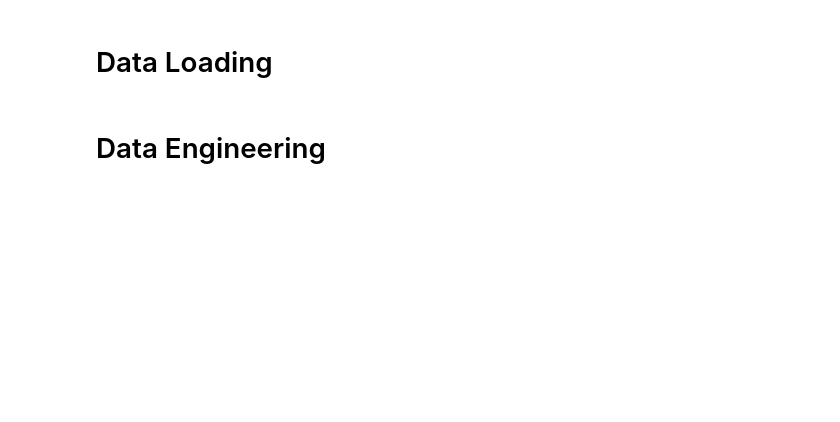
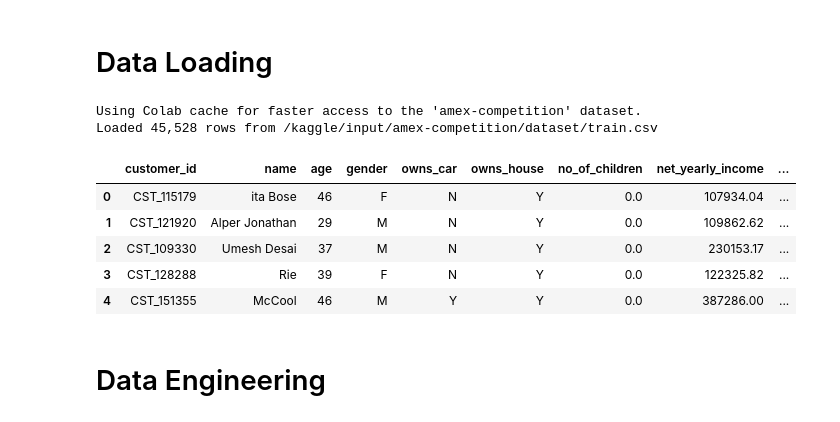
Before and after one commit to akashrane/Fraud-Detection-Project, a Jupyter notebook: Fraud Detection With Amex Data.ipynb, the cells around one changed output. Saved outputs shown, nothing was run; the diff lists cells and outputs as text; code cells hidden in the pictures; blank space fills up the shorter version.

```diff
--- a/Fraud Detection With Amex Data.ipynb
+++ b/Fraud Detection With Amex Data.ipynb
@@ -17,3 +26,31 @@ data
+# %%
+!pip -q install kagglehub imbalanced-learn xgboost
+
+import kagglehub
+import pandas as pd
+from pathlib import Path
+
+dataset_dir = Path(kagglehub.dataset_download("hotsonhonet/amex-competition"))
+
+# Find the labeled training file regardless of its downloaded folder structure.
+matches = list(dataset_dir.rglob("train.csv"))
+if not matches:
+    raise FileNotFoundError(f"train.csv was not found in {dataset_dir}")
+
+DATA_PATH = matches[0]
+data = pd.read_csv(DATA_PATH)
+
+print(f"Loaded {len(data):,} rows from {DATA_PATH}")
+display(data.head())
+# %% [output]
+Using Colab cache for faster access to the 'amex-competition' dataset.
+Loaded 45,528 rows from /kaggle/input/amex-competition/dataset/train.csv
+|  | customer_id | name | age | gender | owns_car | owns_house | no_of_children | net_yearly_income | ... |
+| 0 | CST_115179 | ita Bose | 46 | F | N | Y | 0.0 | 107934.04 | ... |
+| 1 | CST_121920 | Alper Jonathan | 29 | M | N | Y | 0.0 | 109862.62 | ... |
+| 2 | CST_109330 | Umesh Desai | 37 | M | N | Y | 0.0 | 230153.17 | ... |
+| 3 | CST_128288 | Rie | 39 | F | N | Y | 0.0 | 122325.82 | ... |
+| 4 | CST_151355 | McCool | 46 | M | Y | Y | 0.0 | 387286.00 | ... |
 # %% [markdown]
 <h1>Data Engineering</h1>
 # %%
```
Also changed, not shown: parts of 38 cells of this notebook.
